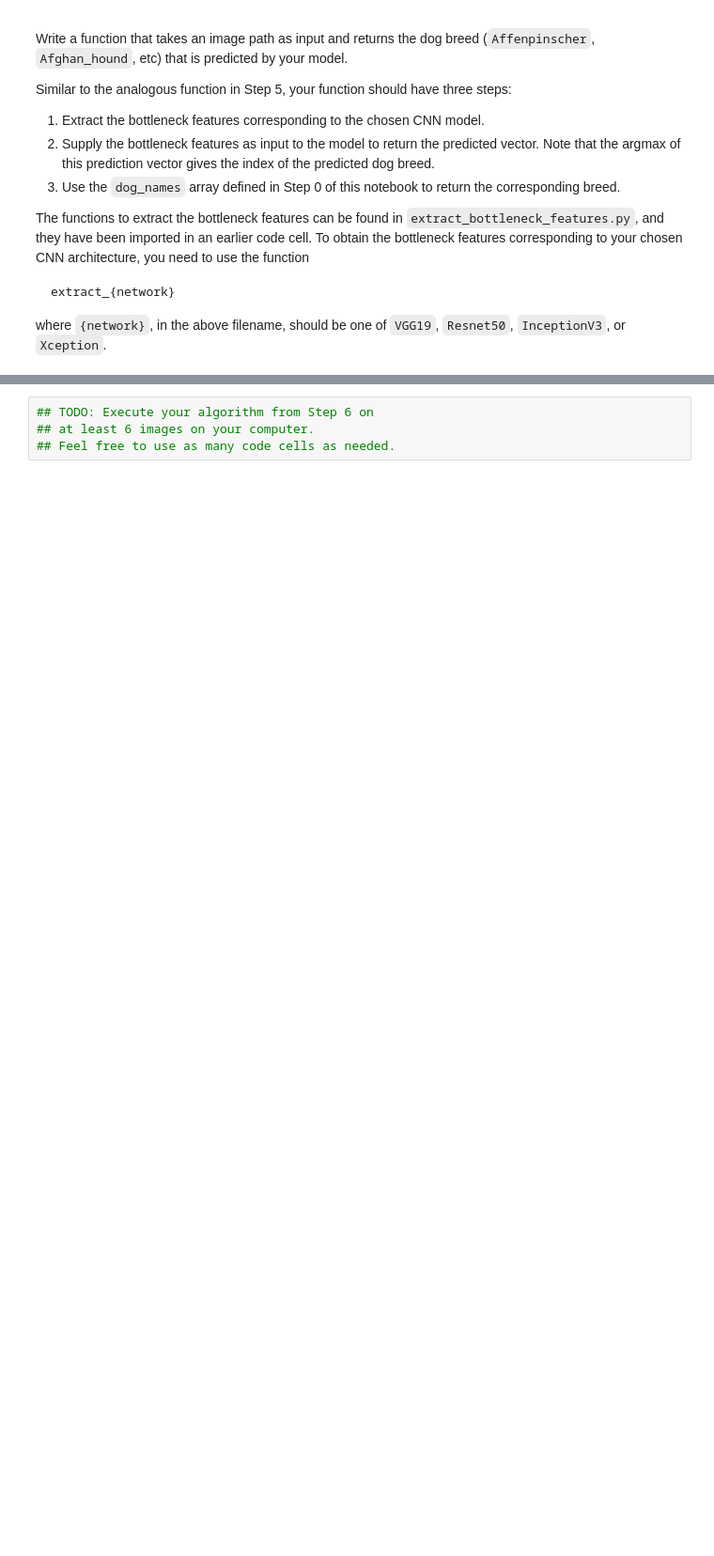
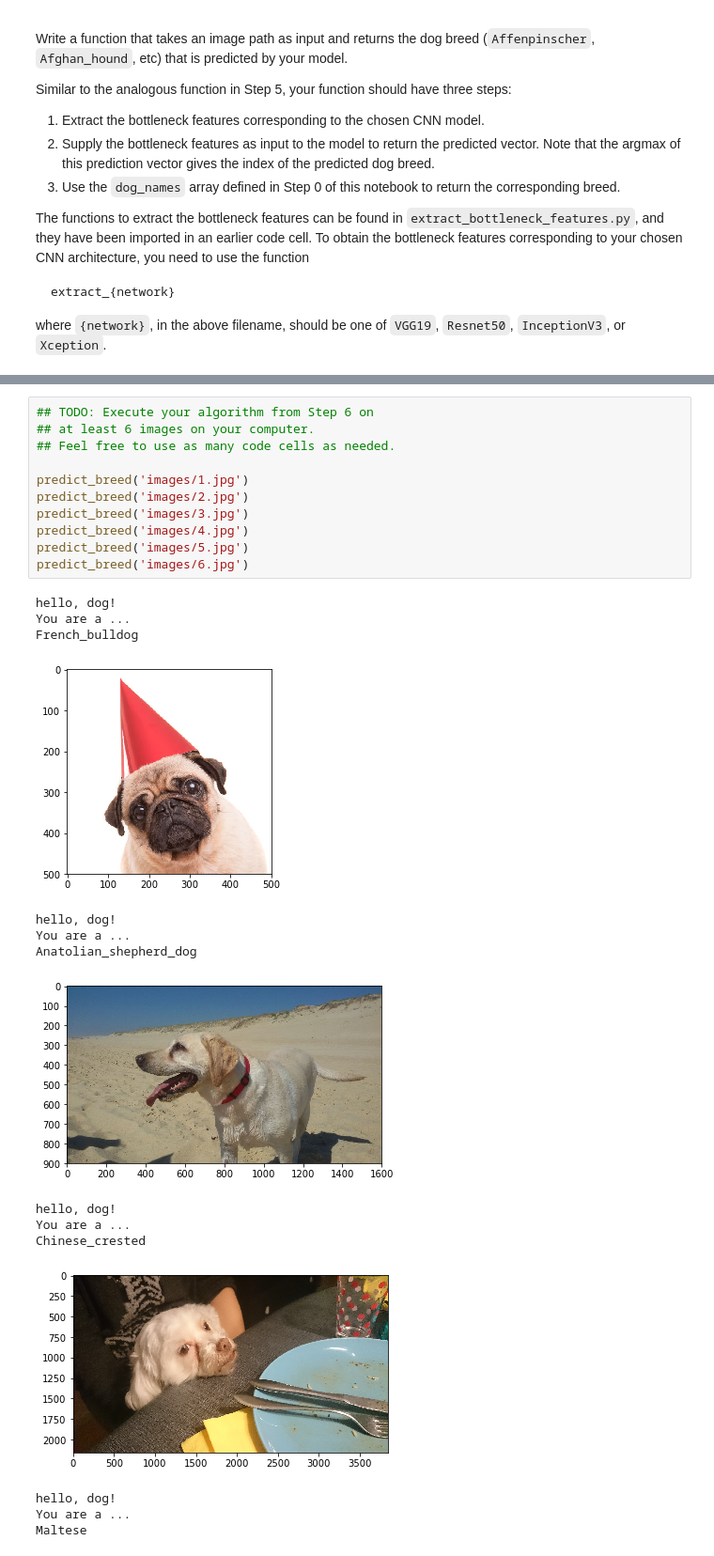
Before and after one commit to mBeierl/dog-project, a Jupyter notebook: dog_app.ipynb, the cells around one changed output, grey strips where cells are left out. Shown at 94% size. Cells and saved outputs as stored; diff of their text form; blank space fills up the shorter version.

```diff
--- a/dog_app.ipynb
+++ b/dog_app.ipynb
@@ -653,4 +806,27 @@ __Answer:__
 # %%
 ## TODO: Execute your algorithm from Step 6 on
 ## at least 6 images on your computer.
 ## Feel free to use as many code cells as needed.
+
+predict_breed('images/1.jpg')
+predict_breed('images/2.jpg')
+predict_breed('images/3.jpg')
+predict_breed('images/4.jpg')
+predict_breed('images/5.jpg')
+predict_breed('images/6.jpg')
+# %% [output]
+hello, dog!
+You are a ...
+French_bulldog
+[figure, added]
+hello, dog!
+You are a ...
+Anatolian_shepherd_dog
+[figure, added]
+hello, dog!
+You are a ...
+Chinese_crested
+[figure, added]
+hello, dog!
+You are a ...
+Maltese
```
Also changed, not shown: parts of 19 cells of this notebook, 7 other files.
